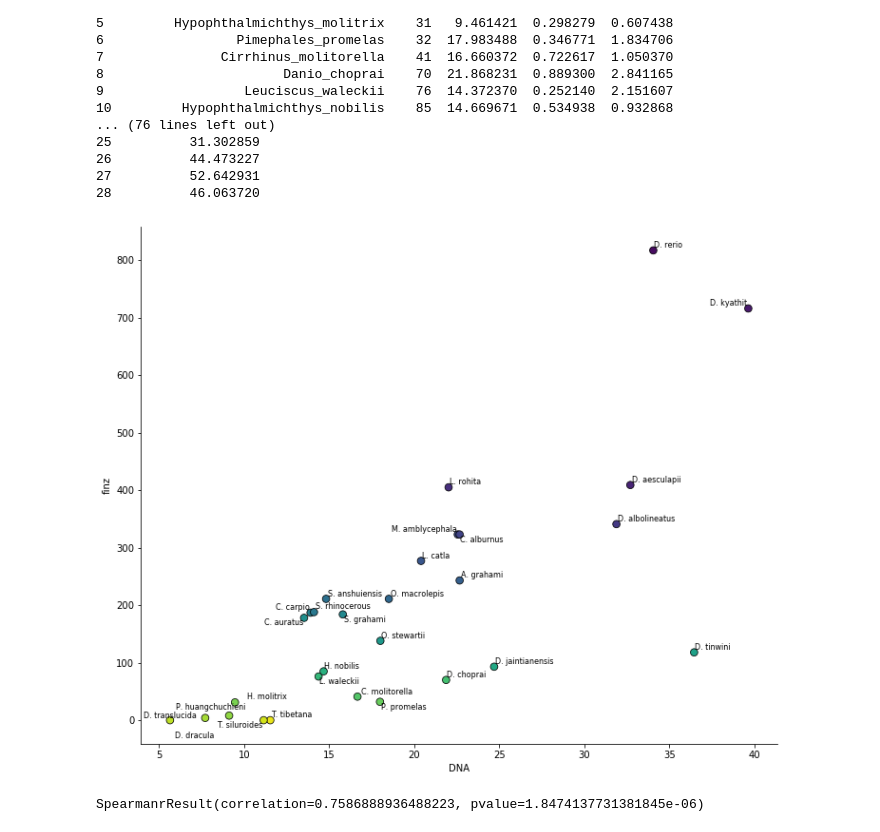
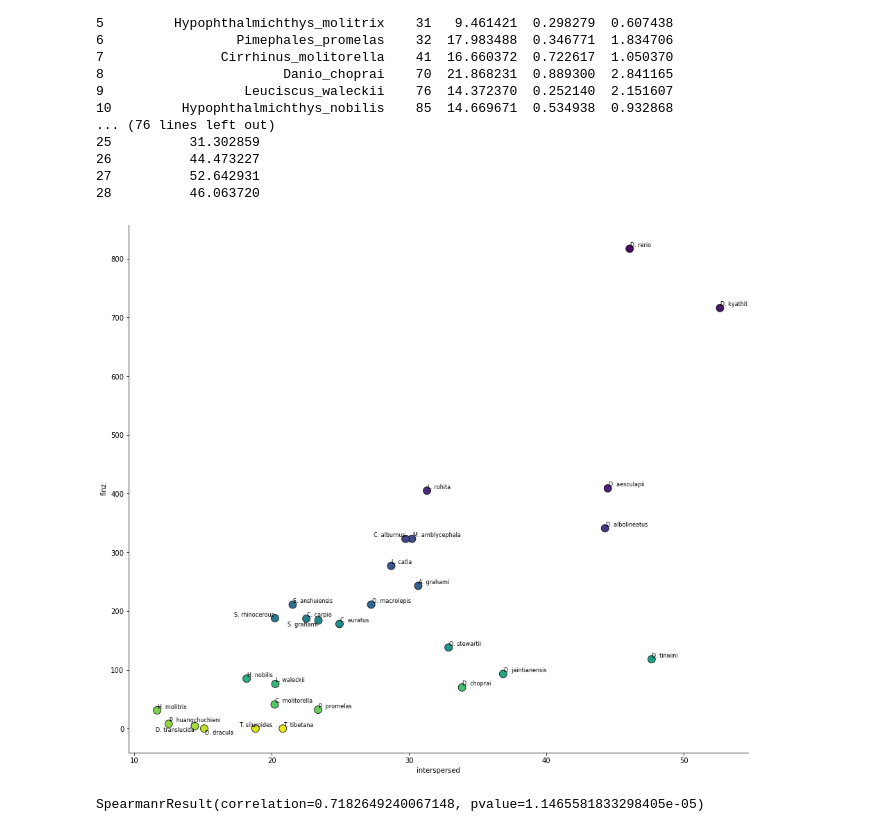
Before and after one commit to jonathan-wells/finz-znf, a Jupyter notebook: analysis/finz_te_correlation.ipynb, the cells around one changed output. Drawn from its saved outputs; the diff is of its cells as text; code cells hidden in the pictures.

```diff
--- a/analysis/finz_te_correlation.ipynb
+++ b/analysis/finz_te_correlation.ipynb
@@ -66,31 +66,31 @@ teclass                       species  finz        DNA  Helitron      LINE  \
 27          52.642931
 28          46.063720
 # %%
-column = 'DNA'
-fig, ax = plt.subplots(figsize=(12, 10))
+column = 'interspersed'
+fig, ax = plt.subplots(figsize=(16, 14))
 sns.scatterplot(data=count_df,
                 x=column,
                 y='finz',
                 hue='species',
                 palette='viridis_r',
                 edgecolor='k',
-                s=60,
+                s=120,
                 ax=ax)
 ax.get_legend().remove()
 
 labels = []
 for row in count_df.iterrows():
     label = row[1]['species'].split('_')[0][0] +'. '+ row[1]['species'].split('_')[1]
     labels.append(ax.text(row[1][column], row[1]['finz'], label, size=8, va='center', ha='center'))
 adjust_text(labels)
 
 sns.despine()
 plt.show()
 print(stats.spearmanr(count_df[column],
                       count_df['finz']))
 # %% [output]
-[figure, old version]
+[figure, new version]
-SpearmanrResult(correlation=0.7586888936488223, pvalue=1.8474137731381845e-06)
+SpearmanrResult(correlation=0.7182649240067148, pvalue=1.1465581833298405e-05)
 # %%
 y = count_df['DNA'].values.reshape(-1, 1)
 X = count_df['LTR'].values.reshape(-1, 1)
```
Also changed, not shown: parts of 1 cell of this notebook, 4 other files.
